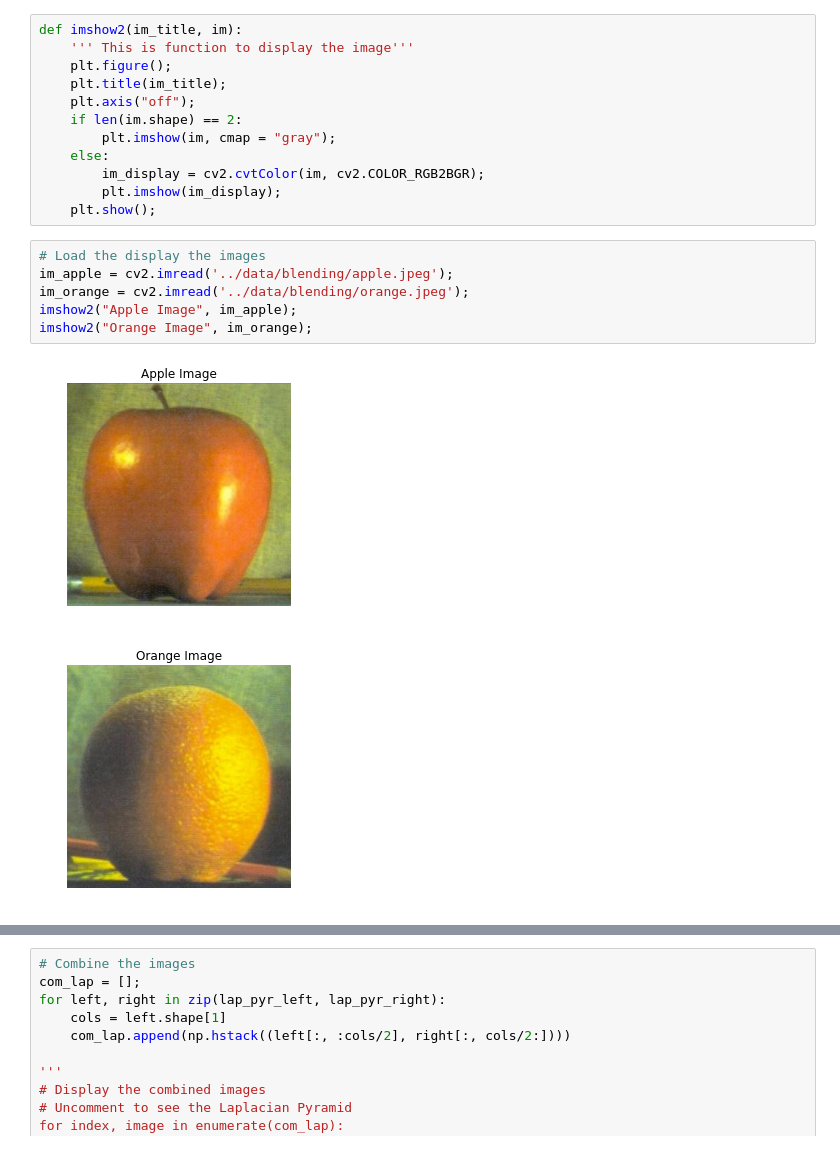
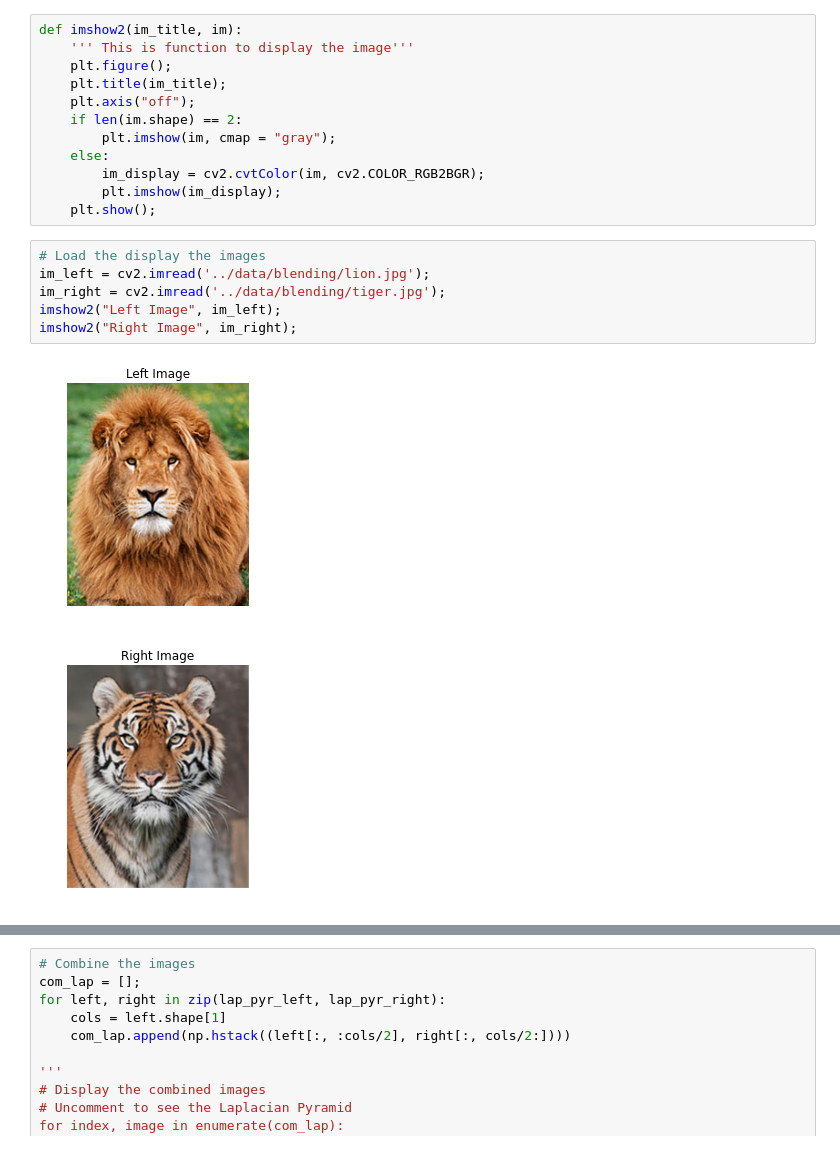
Before and after one commit to bikz05/ipython-notebooks, a Jupyter notebook: computer-vision/image-blending.ipynb, the cells around one changed output, grey strips where cells are left out. Saved outputs shown, nothing was run; the diff lists cells and outputs as text.

```diff
--- a/computer-vision/image-blending.ipynb
+++ b/computer-vision/image-blending.ipynb
@@ -19,12 +19,12 @@ def imshow2(im_title, im):
     plt.show();
 # %%
 # Load the display the images
-im_apple = cv2.imread('../data/blending/apple.jpeg');
-im_orange = cv2.imread('../data/blending/orange.jpeg');
-imshow2("Apple Image", im_apple);
-imshow2("Orange Image", im_orange);
+im_left = cv2.imread('../data/blending/lion.jpg');
+im_right = cv2.imread('../data/blending/tiger.jpg');
+imshow2("Left Image", im_left);
+imshow2("Right Image", im_right);
 # %% [output]
-[figure, old version]
+[figure, new version]
-[figure, old version]
+[figure, new version]
 # %%
 # Compute the Gaussian Pyramids
```
Also changed, not shown: parts of 2 cells of this notebook, 2 other files.
